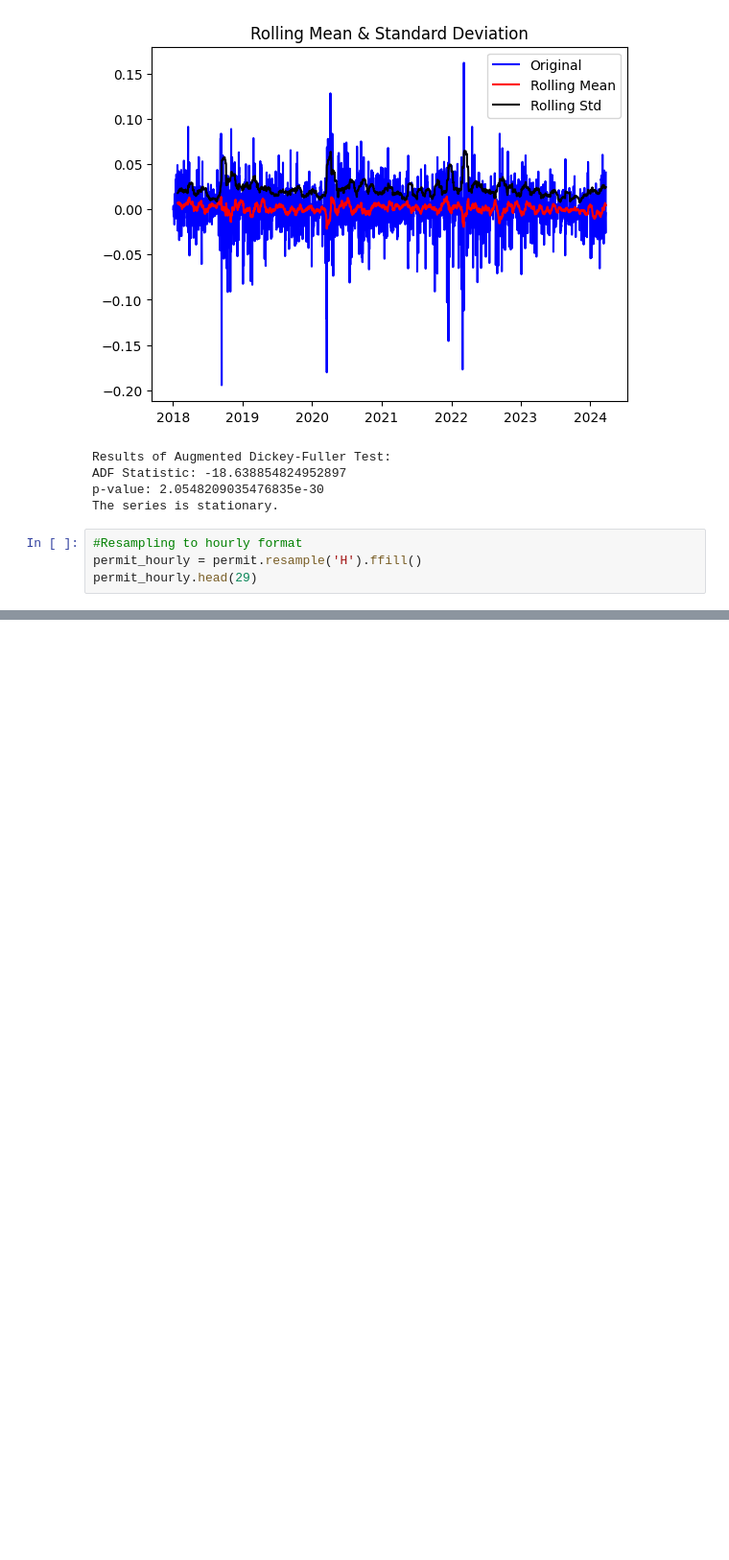
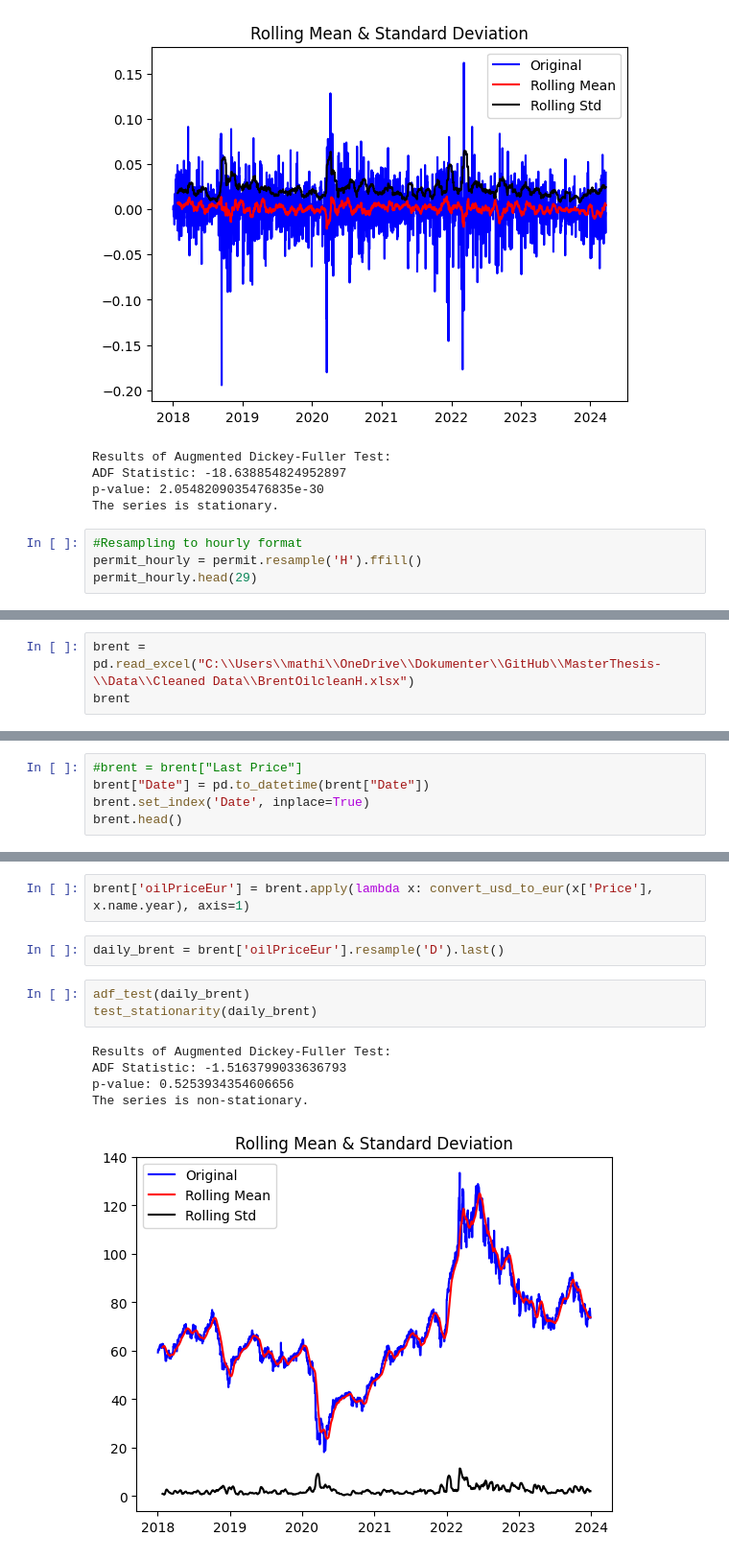
Before and after one commit to evenbakke/MasterThesis-, a Jupyter notebook: Coal&Permit_Cleaning.ipynb, the cells around one changed output, grey strips where cells are left out. Shown at 96% size. Cells and saved outputs as stored; diff of their text form; blank space fills up the shorter version.

```diff
--- a/Coal&Permit_Cleaning.ipynb
+++ b/Coal&Permit_Cleaning.ipynb
@@ -232,0 +390,3 @@ permit_hourly.head(29)
+# %%
+brent = pd.read_excel("C:\\Users\\mathi\\OneDrive\\Dokumenter\\GitHub\\MasterThesis-\\Data\\Cleaned Data\\BrentOilcleanH.xlsx")
+brent
@@ -232,0 +407,5 @@ permit_hourly.head(29)
+# %%
+#brent = brent["Last Price"]
+brent["Date"] = pd.to_datetime(brent["Date"])
+brent.set_index('Date', inplace=True)
+brent.head()
@@ -232,0 +420,13 @@ permit_hourly.head(29)
+# %%
+brent['oilPriceEur'] = brent.apply(lambda x: convert_usd_to_eur(x['Price'], x.name.year), axis=1)
+# %%
+daily_brent = brent['oilPriceEur'].resample('D').last()
+# %%
+adf_test(daily_brent)
+test_stationarity(daily_brent)
+# %% [output]
+Results of Augmented Dickey-Fuller Test:
+ADF Statistic: -1.5163799033636793
+p-value: 0.5253934354606656
+The series is non-stationary.
+[figure, added]
```
Also changed, not shown: parts of 24 cells of this notebook, 3 other files.
